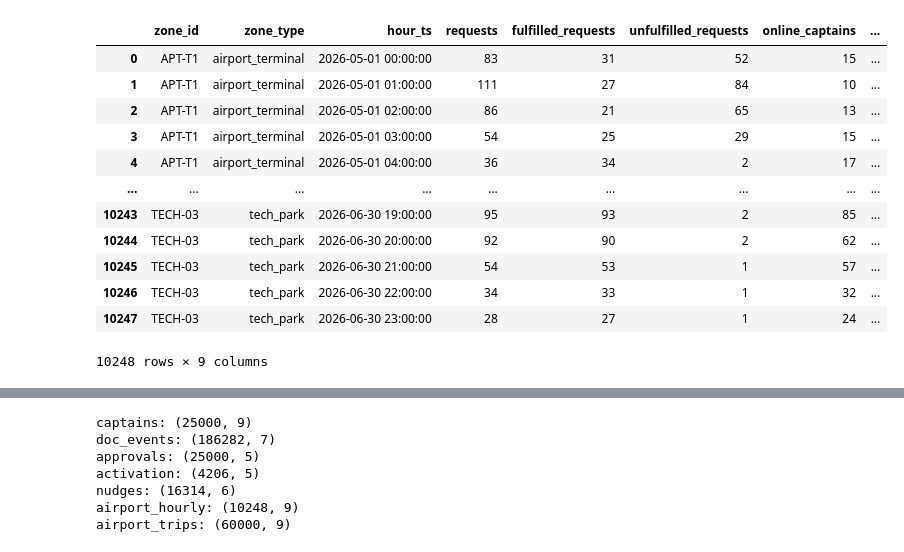
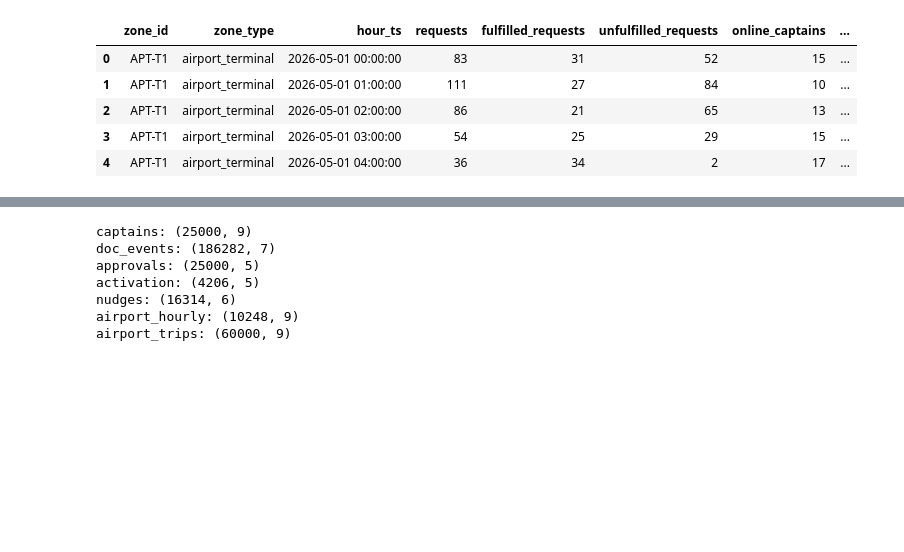
Before and after one commit to Abhay-SKulkarni123/rapido-data-science, a Jupyter notebook: Notebooks/01_load_and_understand.ipynb, the cells around one changed output, grey strips where cells are left out. Saved outputs shown, nothing was run; the diff lists cells and outputs as text; code cells hidden in the pictures; blank space fills up the shorter version.

```diff
--- a/Notebooks/01_load_and_understand.ipynb
+++ b/Notebooks/01_load_and_understand.ipynb
@@ -96,19 +77,12 @@ nudges
 # %%
 airport_hourly = pd.read_csv("../data/airport_hourly.csv")
-airport_hourly
+airport_hourly.head(5)
 # %% [output]
 |  | zone_id | zone_type | hour_ts | requests | fulfilled_requests | unfulfilled_requests | online_captains | ... |
 | 0 | APT-T1 | airport_terminal | 2026-05-01 00:00:00 | 83 | 31 | 52 | 15 | ... |
 | 1 | APT-T1 | airport_terminal | 2026-05-01 01:00:00 | 111 | 27 | 84 | 10 | ... |
 | 2 | APT-T1 | airport_terminal | 2026-05-01 02:00:00 | 86 | 21 | 65 | 13 | ... |
 | 3 | APT-T1 | airport_terminal | 2026-05-01 03:00:00 | 54 | 25 | 29 | 15 | ... |
 | 4 | APT-T1 | airport_terminal | 2026-05-01 04:00:00 | 36 | 34 | 2 | 17 | ... |
-| ... | ... | ... | ... | ... | ... | ... | ... | ... |
-| 10243 | TECH-03 | tech_park | 2026-06-30 19:00:00 | 95 | 93 | 2 | 85 | ... |
-| 10244 | TECH-03 | tech_park | 2026-06-30 20:00:00 | 92 | 90 | 2 | 62 | ... |
-| 10245 | TECH-03 | tech_park | 2026-06-30 21:00:00 | 54 | 53 | 1 | 57 | ... |
-| 10246 | TECH-03 | tech_park | 2026-06-30 22:00:00 | 34 | 33 | 1 | 32 | ... |
-| 10247 | TECH-03 | tech_park | 2026-06-30 23:00:00 | 28 | 27 | 1 | 24 | ... |
-10248 rows × 9 columns
 # %%
 airport_trips = pd.read_csv("../data/airport_trips.csv")
```
Also changed, not shown: parts of 95 cells of this notebook, 4 other files.
